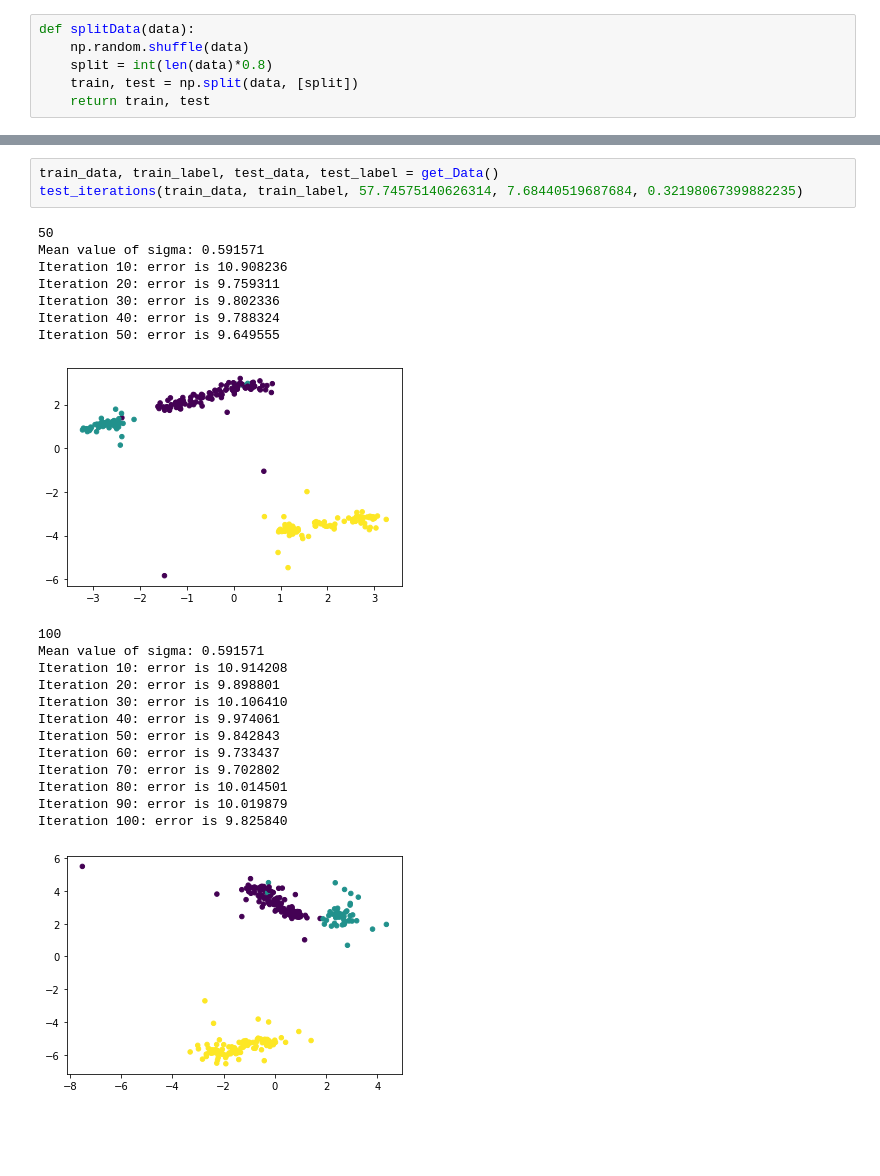
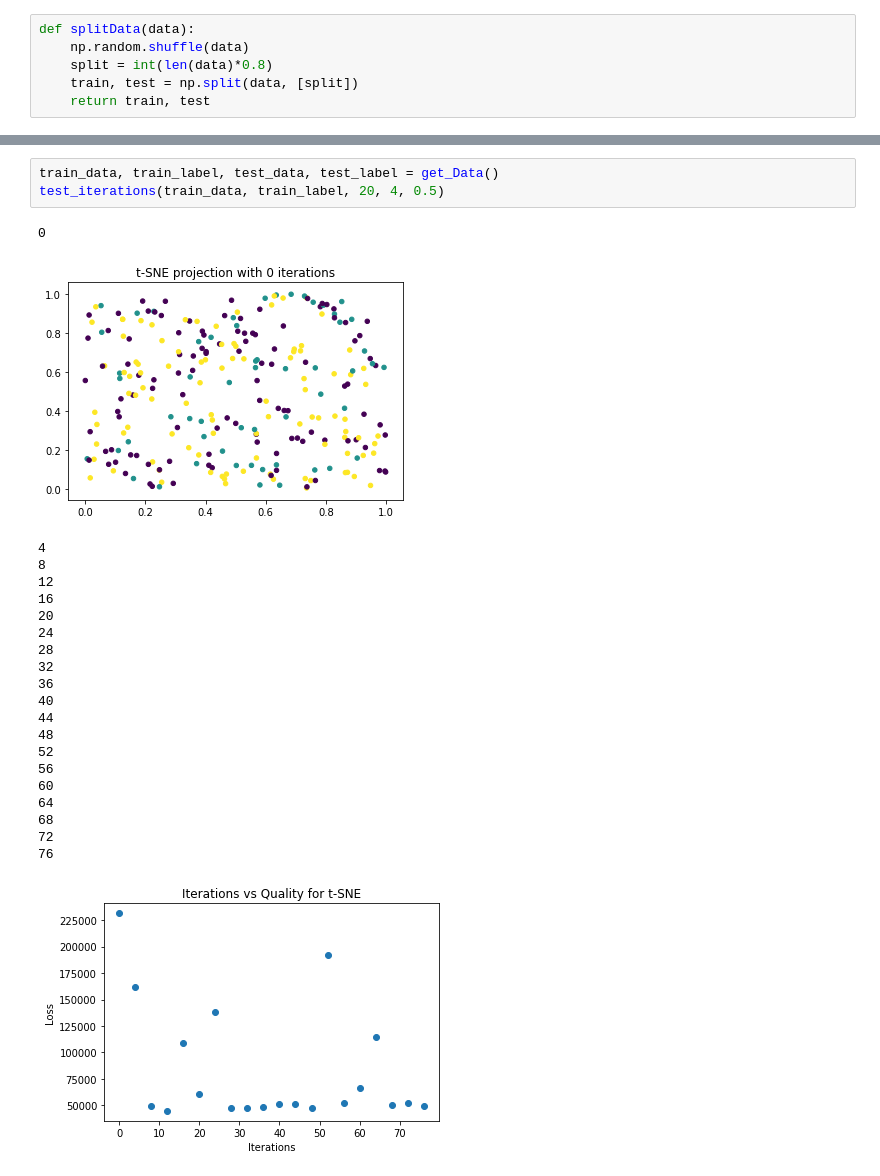
Before and after one commit to lewinsohndp/dimensional-reduction, a Jupyter notebook: tsne.ipynb, the cells around one changed output, grey strips where cells are left out. Drawn from its saved outputs; the diff is of its cells as text; blank space fills up the shorter version.

```diff
--- a/tsne.ipynb
+++ b/tsne.ipynb
@@ -51,25 +68,26 @@ def splitData(data):
 # %%
 train_data, train_label, test_data, test_label = get_Data()
-test_iterations(train_data, train_label, 57.74575140626314, 7.68440519687684, 0.32198067399882235)
+test_iterations(train_data, train_label, 20, 4, 0.5)
 # %% [output]
-50
-Mean value of sigma: 0.591571
-Iteration 10: error is 10.908236
-Iteration 20: error is 9.759311
-Iteration 30: error is 9.802336
-Iteration 40: error is 9.788324
-Iteration 50: error is 9.649555
+0
-[figure, old version]
+[figure, new version]
-100
-Mean value of sigma: 0.591571
-Iteration 10: error is 10.914208
-Iteration 20: error is 9.898801
-Iteration 30: error is 10.106410
-Iteration 40: error is 9.974061
-Iteration 50: error is 9.842843
-Iteration 60: error is 9.733437
-Iteration 70: error is 9.702802
-Iteration 80: error is 10.014501
-Iteration 90: error is 10.019879
-Iteration 100: error is 9.825840
+4
+8
+12
+16
+20
+24
+28
+32
+36
+40
+44
+48
+52
+56
+60
+64
+68
+72
+76
-[figure, old version]
+[figure, new version]
```
Also changed, not shown: parts of 28 cells of this notebook.
